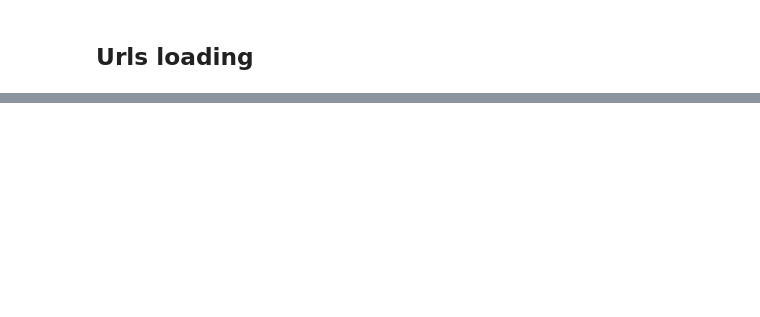
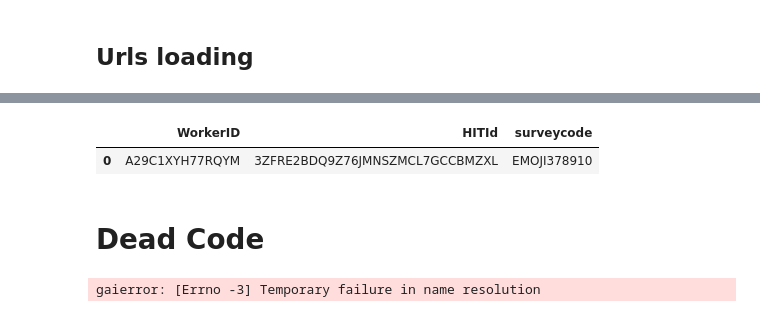
Before and after one commit to ymentha14/emojis_dataset, a Jupyter notebook: notebooks/HIT_generator.ipynb, the cells around one changed output, grey strips where cells are left out. Saved outputs shown, nothing was run; the diff lists cells and outputs as text; code cells hidden in the pictures; blank space fills up the shorter version.

```diff
--- a/notebooks/HIT_generator.ipynb
+++ b/notebooks/HIT_generator.ipynb
@@ -245,0 +142,13 @@ from boto.mturk.layoutparam import LayoutParameters
+# %%
+aws_access_key_id, aws_secret_access_key = read_access_keys("../creds/aws.txt")
+mturk = boto3.client('mturk',
+   aws_access_key_id = aws_access_key_id,
+   aws_secret_access_key = aws_secret_access_key,
+   region_name='us-east-1',
+   endpoint_url = mturk_environment['endpoint']
+)
+# Use the hit_id previously created
+hit_id = myhit['HIT']['HITId']
+# We are only publishing this task to one Worker
+# So we will get back an array with one item if it has been completed
+worker_results = mturk.list_assignments_for_hit(HITId=hit_id, AssignmentStatuses=['Submitted'])
@@ -245,0 +232,30 @@ from boto.mturk.layoutparam import LayoutParameters
+# %%
+def answers_2_dataframe(worker_results):
+    df = [{'WorkerID':assignment['WorkerId'],
+           'HITId':assignment['HITId'],
+           'Answer':xmltodict.parse(assignment['Answer'])}
+          for assignment in worker_results['Assignments']
+           ]
+    for answer in df:
+        xml_doc = answer['Answer']
+
+        if type(xml_doc['QuestionFormAnswers']['Answer']) is list:
+            # Multiple fields in HIT layout
+            for answer_field in xml_doc['QuestionFormAnswers']['Answer']:
+                key = answer_field['QuestionIdentifier']
+                answer_field['FreeText']
+                answer[key] = value
+        else:
+            # One field found in HIT layout
+            key = xml_doc['QuestionFormAnswers']['Answer']['QuestionIdentifier']
+            value = xml_doc['QuestionFormAnswers']['Answer']['FreeText']
+            answer[key] = value
+        del answer['Answer']
+    return pd.DataFrame(df)
+# %%
+answers_2_dataframe(worker_results)
+# %% [output]
+|  | WorkerID | HITId | surveycode |
+| 0 | A29C1XYH77RQYM | 3ZFRE2BDQ9Z76JMNSZMCL7GCCBMZXL | EMOJI378910 |
+# %% [markdown]
+# Dead Code
@@ -246,19 +267,17 @@ from boto.mturk.layoutparam import LayoutParameters
 # %%
-# Create your connection to MTurk
-mtc = MTurkConnection(aws_access_key_id='your_access_key_here',
-                      aws_secret_access_key='your_secret_key_here',
-                      host='mechanicalturk.sandbox.amazonaws.com')
-url = LayoutParameter('url','https://www.linkedin.com/in/yann-mentha-1482aa192/')
+url = LayoutParameter('url','https://forms.gle/XKVGkivEhe2JwuEW7')
 params   = LayoutParameters([url])
 response = mtc.create_hit(
-  hit_layout    ="358EM4PUG0F6IAY8MYSDJ00Y1UJ716",
+  hit_layout    ="3QS25971A2UW6PKAU5WN9771C2JXNI",
   layout_params =params,
-  hit_type      ="3R4WH3MP1KTWXDYM7I66KEMB9GEP1R"
+  hit_type      ="3QA1H4GB4RCFG6O9NDVBQ4OP98C3MW"
 )
 
 # The response included several fields that will be helpful later
 hit_type_id = response[0].HITTypeId
 hit_id = response[0].HITId
-print "Your HIT has been created. You can see it at this link:"
-print "https://workersandbox.mturk.com/mturk/preview?groupId={}".format(hit_type_id)
-print "Your HIT ID is: {}".format(hit_id)
+print("Your HIT has been created. You can see it at this link:")
+print("https://workersandbox.mturk.com/mturk/preview?groupId={}".format(hit_type_id))
+print("Your HIT ID is: {}".format(hit_id))
+# %% [output]
+gaierror: [Errno -3] Temporary failure in name resolution
```
Also changed, not shown: parts of 46 cells of this notebook.
